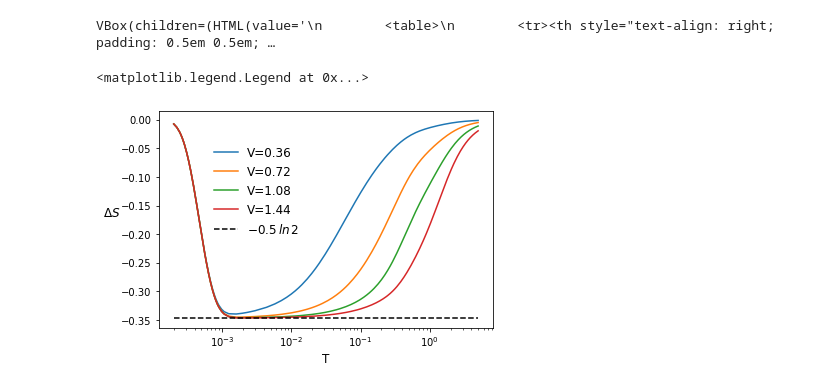
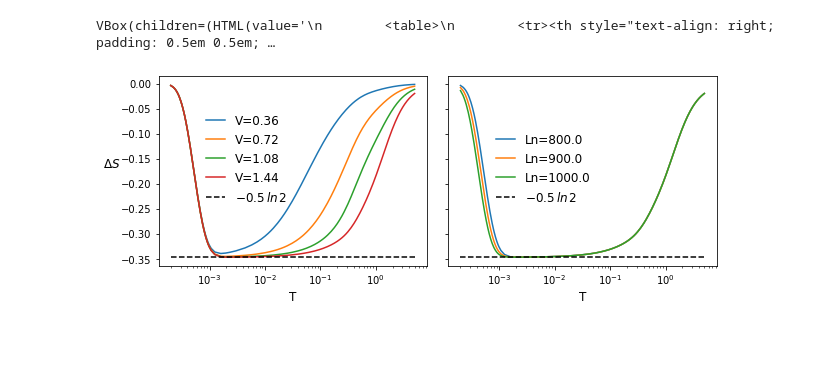
Before and after one commit to LeoFer-Bec/Topo_Supercond_notes, a Jupyter notebook: 5_Entropy_Kitaev_chain_SOC_NW.ipynb, the cells around one changed output. Drawn from its saved outputs; the diff is of its cells as text; code cells hidden in the pictures; blank space fills up the shorter version.

```diff
--- a/5_Entropy_Kitaev_chain_SOC_NW.ipynb
+++ b/5_Entropy_Kitaev_chain_SOC_NW.ipynb
@@ -276,4 +279,2 @@ plt.legend(frameon=False, fontsize=12)
 # %% [markdown]
 ## External computation for larger systems
-# %%
-ee = h5py.File('./data/entropy/V_0_1.8/Ln_900/EE_V_0.0_1.4_mu_sc-0.2_xi-900.0_xf40.0.hdf5', 'r')
@@ -283,3 +298,0 @@ xlist = np.array(ee.get('array_1'))
-# %%
-nhlf = int(0.5*len(Enlist[0,:]))
-nhlf
@@ -287,0 +299,5 @@ nhlf
+# %%
+for ii in range(len(fls_list)):
+    ntot = len(Enlist[ii][0,:])
+    nhlf = int(0.5*ntot)
+    print('total (half) number of energies: ',ntot,'(',nhlf,')')
@@ -294,9 +331,14 @@ Text(0.5, 0, 'V')
 # %%
 def S_lplots(A,TT):
+    n_pick = 0
     Slist = []
 
-    for ii in range(1,len(A)):
-        Slist.append(S_diff(A[ii][:], A[0][:], TT))
+    for ii in range(1,len(A[0])):
+        Slist.append(S_diff(A[n_pick][ii,::], A[n_pick][0,::], TT))
+
+    for jj in range(len(A)):
+        Slist.append(S_diff(A[jj][4,::], A[jj][0,::], TT))
+
     return np.array(Slist)
 # %%
 2*np.pi*alat/900
@@ -327,14 +370,26 @@ sorted_keys_discr = np.sort(np.array(keys))
 sorted_output_discr = np.array([values[k] for k in indexes])
 # %%
 Tfewpoints = np.linspace(Tlow,Thigh,7)
-for ii in range(len(xlist)-1):
-    plt.plot(sorted_keys_discr, sorted_output_discr[::,ii], label = 'V='+str(xlist[ii+1]))
-plt.xscale('log')
-plt.legend()
-plt.plot(Tfewpoints,-0.5*np.log(2)*np.ones(len(Tfewpoints)), '--k', label=r'$-0.5\,ln\, 2$')
-plt.xlabel('T', fontsize=12)
-plt.ylabel(r'$\Delta S$', fontsize=12, rotation='horizontal', labelpad=9)
-plt.legend(loc=(0.15,0.4), frameon=False, fontsize=12, ncol=1)
+fig, sub = plt.subplots(1,2, sharey=True, figsize=(10,3.5))
+
+max_nV = len(xlist[0])
+#for ii in range(len(sorted_output_discr[0,::])):
+for ii in range(7):
+    if ii < max_nV-1:
+        sub[0].plot(sorted_keys_discr, sorted_output_discr[::,ii], label = 'V='+str(xlist[0][ii+1]))
+    else:
+        sub[1].plot(sorted_keys_discr, sorted_output_discr[::,ii], label = 'Ln='+str(Lnarr[ii-max_nV+1]))
+
+
+#sub[1].plot(Tfewpoints,-np.log(2)*np.ones(len(Tfewpoints)), '--b', label=r'$-ln\, 2$')
+for ii in range(2):
+    sub[ii].set_xscale('log')
+    sub[ii].plot(Tfewpoints,-0.5*np.log(2)*np.ones(len(Tfewpoints)), '--k', label=r'$-0.5\,ln\, 2$')
+    sub[ii].set_xlabel('T', fontsize=12)
+    #sub[ii].set_xlim(7e-4,2e-3)
+    sub[ii].legend(loc=(0.16,0.3), frameon=False, fontsize=12, ncol=1, handlelength=1.6)
+
+sub[0].set_ylabel(r'$\Delta S$', fontsize=12, rotation='horizontal', labelpad=9)
+fig.subplots_adjust(wspace=0.08)
 # %% [output]
-<matplotlib.legend.Legend at 0x...>
-[figure, old version]
+[figure, new version]
```
Also changed, not shown: parts of 22 cells of this notebook.
